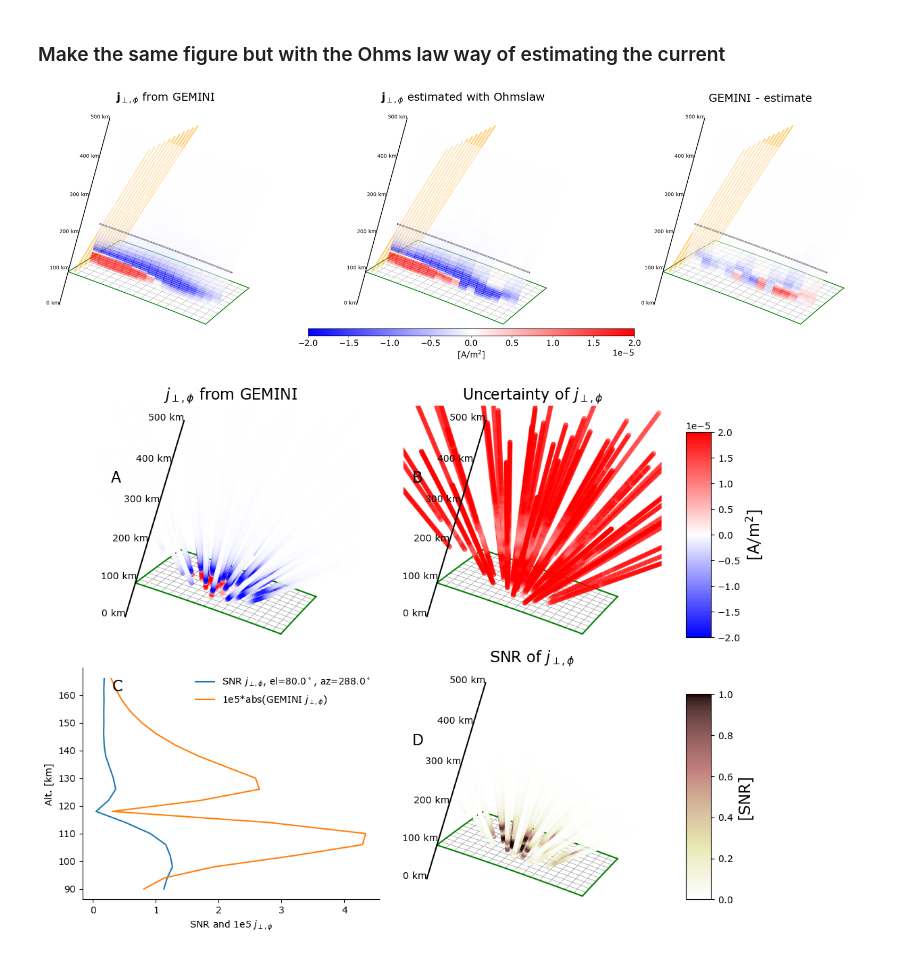
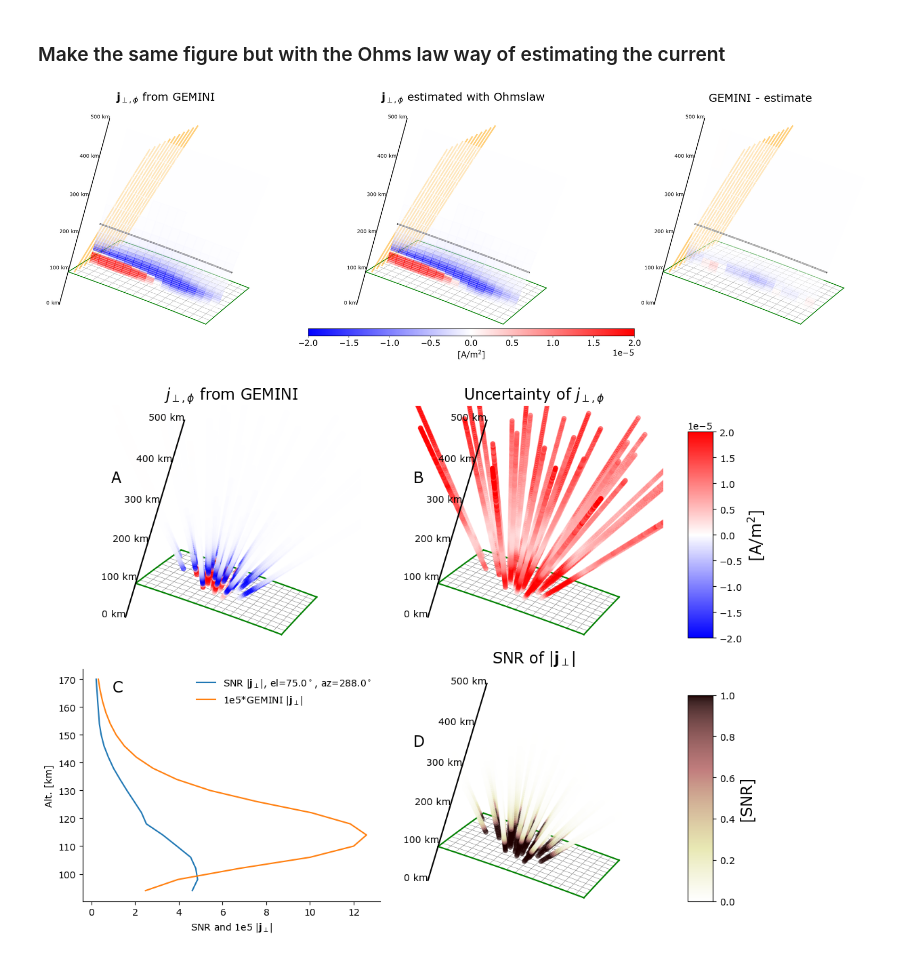
Before and after one commit to jpreistad/e3dsecs, a Jupyter notebook: paper/02_lompefit.ipynb, the cells around one changed output. Cells and saved outputs as stored; diff of their text form; code cells hidden in the pictures.

```diff
--- a/paper/02_lompefit.ipynb
+++ b/paper/02_lompefit.ipynb
@@ -34,7 +34,8 @@ inputmode       = 'vi' # See documentation e.g. in model.py for allowed values.
                        # Specifies how jperp estimates are obtained
 e3doubt_        = True # Wheter to use realistic variances of the observations, and add
                        # corresponding noise
-intsec          = 15*60  # Integrationtime in seconds used in E3DOUBT
+seed            = None    # for adding noise. None will make it random. Must be an int.
+intsec          = 10*60# Integrationtime in seconds used in E3DOUBT
 sitelat         = 67.7# Gegraphic latitude of transmitter site location, 67.36
 sitephi         = 23.0 # Gegraphic longitude of transmitter site location
 min_alt         = 90   # km, start altitude of where to sample along beams
@@ -44,7 +45,8 @@ l1_lompe        = 5e-1 # Lompe regularization parameter 1 (model norm)
 l2_lompe        = 0    # Lompe regularization parameter 2 (east-west structure)
 
 savefigs        = True# Wheher the figures will be saved
-beamfile        = 'datadict_31beams.npy' # Specifies which beam sampling file to use
+beamfile        = 'datadict_31beams_55_65_75_10min.npy' # Specifies which beam sampling file to use
+clim            = 2e-5 # for current density, [A/m^2]
 # %% [markdown]
 Make objects containing simulation data (sim), grid (gr), sampled data(dat), and the fitted convection (conv)
 # %%
@@ -258,10 +269,11 @@ fig = diagnostics.compare_input_jperp(_data, jjj2, inside,
 if savefigs:
     fig.savefig('./plots/input_jperp_'+inputmode+'.pdf', dpi=250,bbox_inches='tight')
 # %% [output]
-[figure, old version]
+[figure, new version]
 # %%
 ### Make the figure of the input jperp, only valid for the case when E3DOUBT is used to estimate variances
 # %%
+#%matplotlib
 if not e3doubt_:
     print('This analysis can not be done unless E3DOUBT is used')
     breakpoint()
@@ -275,11 +287,12 @@ dat.dje =  np.sqrt(dat.cov_jperp[0,0,:])
 dat.djn =  np.sqrt(dat.cov_jperp[1,1,:])
 dat.SNRe = np.abs(dat.jperpe) / np.sqrt(dat.cov_jperp[0,0,:])
 dat.SNRn = np.abs(dat.jperpn) / np.sqrt(dat.cov_jperp[1,1,:])
+dat.SNR = np.sqrt(dat.jperpe**2 + dat.jperpn**2 + dat.jperpu**2) / np.sqrt(dat.cov_jperp[0,0,:]+dat.cov_jperp[1,1,:]+dat.cov_jperp[2,2,:])
+dat.jperpmag = np.sqrt(dat.jperpe**2 + dat.jperpn**2 + dat.jperpu**2)
 # datadict['sigma_ve'] = np.sqrt(datadict['cov_ve'][0,0,:])
 # datadict['sigma_vn'] = np.sqrt(datadict['cov_ve'][1,1,:])
 # datadict['sigma_vu'] = np.sqrt(datadict['cov_ve'][2,2,:])
 
-clim = 2e-5
 ax1 = diagnostics.plot_analysis_grid(dat.__dict__, gr.grid, gr.alts_grid,
                 1, 1, 1, dipole_lompe=False, data=True, eiscat=True, _d=400,
                 q='jperpe', cmap='bwr', clim=clim, diverging=True, ax=ax1)
@@ -300,41 +313,41 @@ cb1 = mpl.colorbar.ColorbarBase(cbarax, cmap=cmap,
                             norm=norm,
                             orientation='vertical')
 cb1.set_label(r'[A/m$^2$]', fontsize=16)
 
-clim=1
+_clim=1
 ax4 = diagnostics.plot_analysis_grid(dat.__dict__, gr.grid, gr.alts_grid,
                 1, 1, 1, dipole_lompe=False, data=True, eiscat=True, _d=400,
-                q='SNRe', cmap='pink_r', clim=clim, diverging=False, ax=ax4)
-ax4.set_title(r'SNR of $j_{\perp,\phi}$', fontsize=16)
+                q='SNR', cmap='pink_r', clim=_clim, diverging=False, ax=ax4)
+ax4.set_title(r'SNR of $|\mathbf{j}_{\perp}|$', fontsize=16)
 ax4.text(1900,850, 6200, 'D', fontsize=16)
 
 #Colorbar lower row
 cbarax = plt.subplot2grid((20,21), (11, 20), rowspan = 8, colspan = 1)
 cmap = plt.cm.pink_r
 import matplotlib as mpl
-norm = mpl.colors.Normalize(vmin=0, vmax=clim)
+norm = mpl.colors.Normalize(vmin=0, vmax=_clim)
 cb2 = mpl.colorbar.ColorbarBase(cbarax, cmap=cmap,
                             norm=norm,
                             orientation='vertical')
 cb2.set_label('[SNR]', fontsize=16)
 
 # SNR line plot
-use = np.where((dat.az_all==288) & (dat.el_all==80))[0]
+use = np.where((dat.az_all==288) & (dat.el_all==75))[0]
 N = dat.el_all.size
 _az = dat.az_all[use[0]]
 _el = dat.el_all[use[0]]
-s_str = r'SNR $j_{\perp,\phi}$, el=$%3.1f^\circ$, az=$%3.1f^\circ$' % (_el,_az)
-ax3.plot(dat.SNRe[use[0]:use[0]+20], dat.alt[use[0]:use[0]+20], label=s_str)
+s_str = r'SNR $|\mathbf{j}_{\perp}|$, el=$%3.1f^\circ$, az=$%3.1f^\circ$' % (_el,_az)
+ax3.plot(dat.SNR[use[0]:use[0]+20], dat.alt[use[0]:use[0]+20], label=s_str)
 # ax3.plot(datadict['SNRe'][N-nn:N-nn+20], datadict['alt'][N-nn:N-nn+20], label=s_str)
-ax3.plot(np.abs(1e5*dat.jperpe[use[0]:use[0]+20]), dat.alt[use[0]:use[0]+20], label=r'1e5*abs(GEMINI $j_{\perp,\phi}$)')
+ax3.plot(np.abs(1e5*dat.jperpmag[use[0]:use[0]+20]), dat.alt[use[0]:use[0]+20], label=r'1e5*GEMINI $|\mathbf{j}_{\perp}|$')
 # ax3.plot(np.abs(1e5*datadict['jperpe'][N-nn:N-nn+20]), datadict['alt'][N-nn:N-nn+20], label='1e5*abs(GEMINI $j_{\perp,\phi}$)')
 ax3.legend(frameon=False)
-ax3.set_xlabel('SNR and 1e5 $j_{\perp,\phi}$')
+ax3.set_xlabel('SNR and 1e5 $|\mathbf{j}_{\perp}|$')
 ax3.set_ylabel('Alt. [km]')
 ax3.spines[['right', 'top']].set_visible(False)
 ax3.text(0.1,0.9, 'C', fontsize=16, transform=ax3.transAxes)
 if savefigs:
     fig.savefig('./plots/jperp_uncertainty.pdf',bbox_inches='tight')
 # %% [output]
-[figure, old version]
+[figure, new version]
 # %%
```
Also changed, not shown: parts of 9 cells of this notebook, 18 other files.
